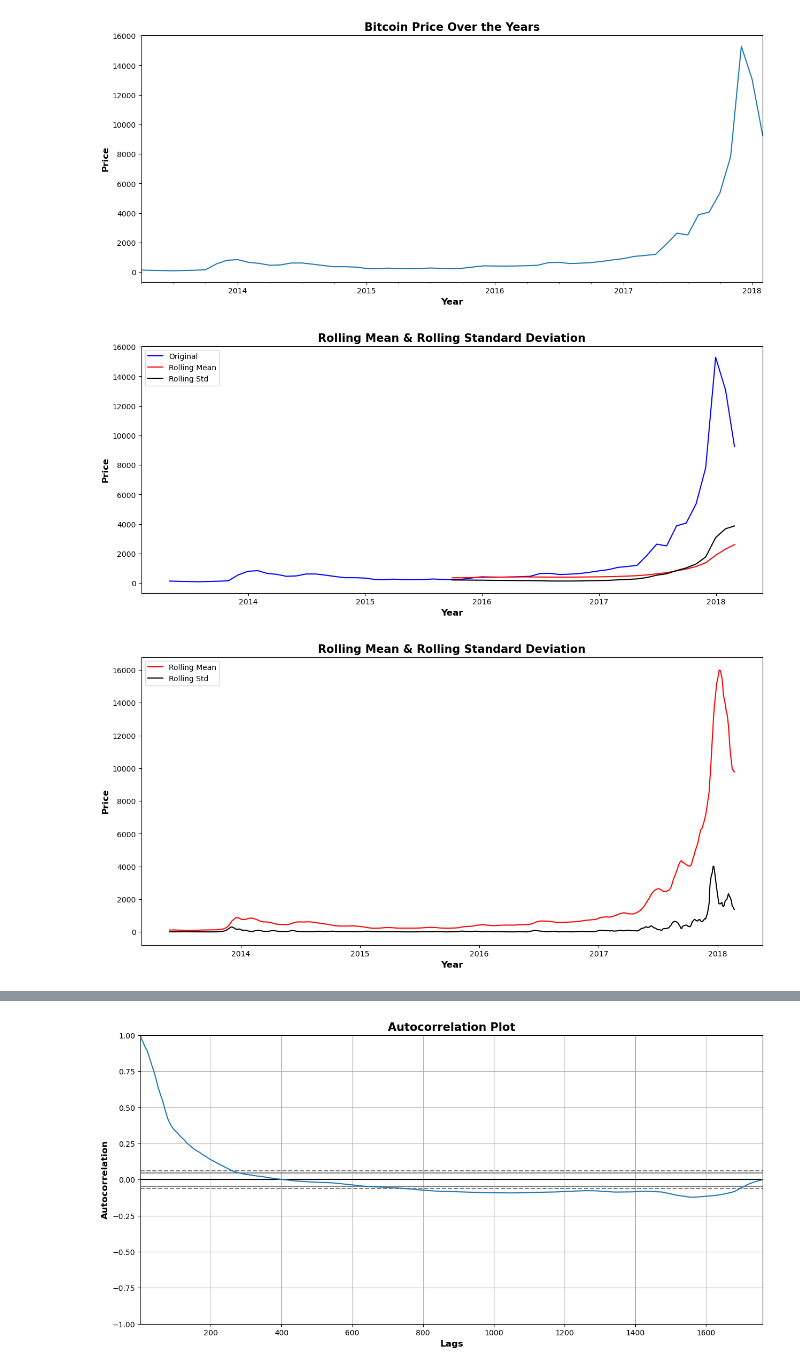
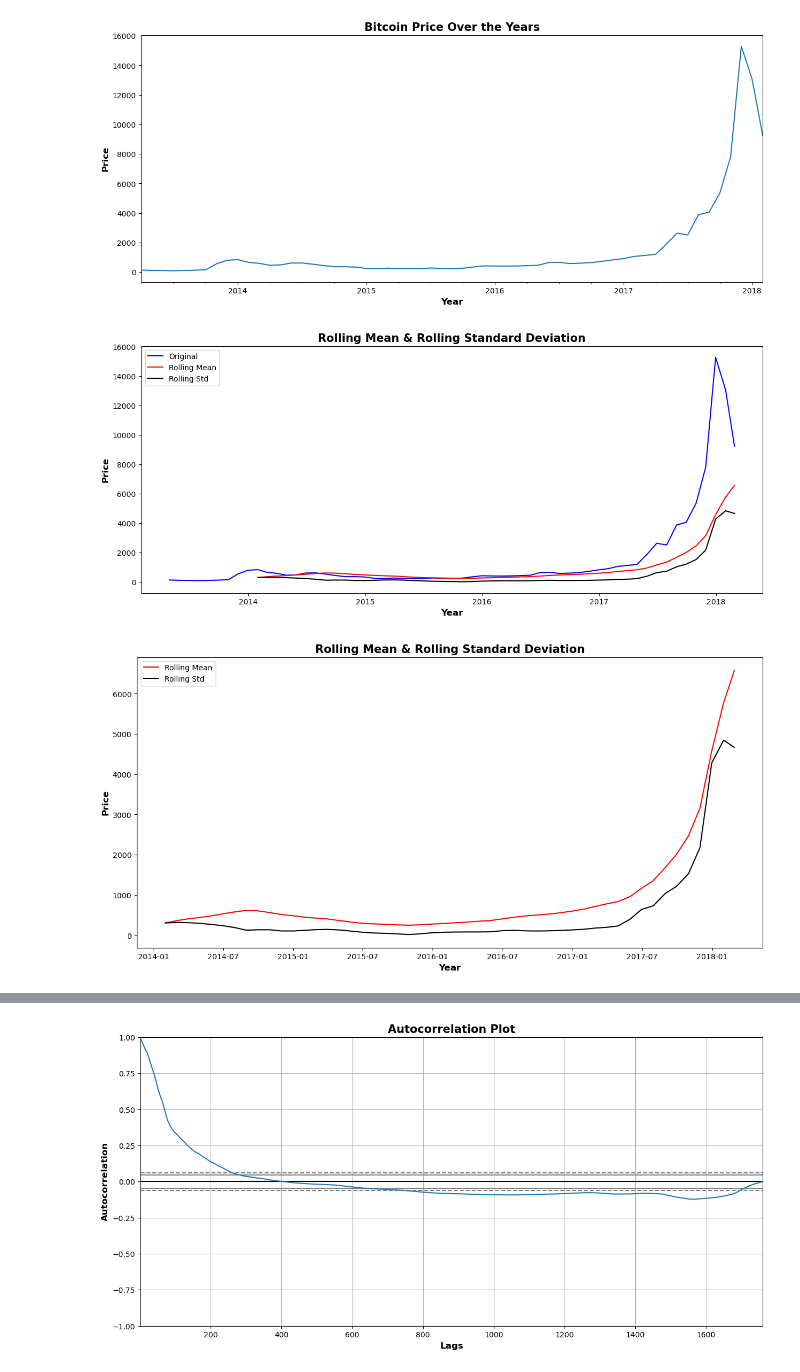
Before and after one commit to alliajagbe/crypto-prediction, a Jupyter notebook: crypto.ipynb, the cells around one changed output, grey strips where cells are left out. Drawn from its saved outputs; the diff is of its cells as text; code cells hidden in the pictures.

```diff
--- a/crypto.ipynb
+++ b/crypto.ipynb
@@ -57,21 +57,21 @@ plt.show()
 [figure]
 # %%
 # plotting rolling average
-window_size = 30
+window_size = 10
 rolling_mean = btc_month['close'].rolling(window=window_size).mean()
 rolling_std = btc_month['close'].rolling(window=window_size).std()
 
 plt.figure(figsize=(15,6))
 plt.plot(btc_month['close'], color='blue', label='Original')
 plt.plot(rolling_mean, color='red', label='Rolling Mean')
 plt.plot(rolling_std, color='black', label='Rolling Std')
 plt.legend(loc='best')
 plt.title('Rolling Mean & Rolling Standard Deviation', fontsize=15, fontweight='bold')
 plt.xlabel('Year', fontsize=12, fontweight='bold')
 plt.ylabel('Price', fontsize=12, fontweight='bold')
 plt.show()
 # %% [output]
-[figure, old version]
+[figure, new version]
 # %%
 plt.plot(rolling_mean, color='red', label='Rolling Mean')
 plt.plot(rolling_std, color='black', label='Rolling Std')
@@ -81,7 +81,7 @@ plt.xlabel('Year', fontsize=12, fontweight='bold')
 plt.ylabel('Price', fontsize=12, fontweight='bold')
 plt.show()
 # %% [output]
-[figure, old version]
+[figure, new version]
 # %%
 # plotting the autocorrelation plot
 plt.figure(figsize=(15,6))
```
Also changed, not shown: parts of 1 cell of this notebook.
